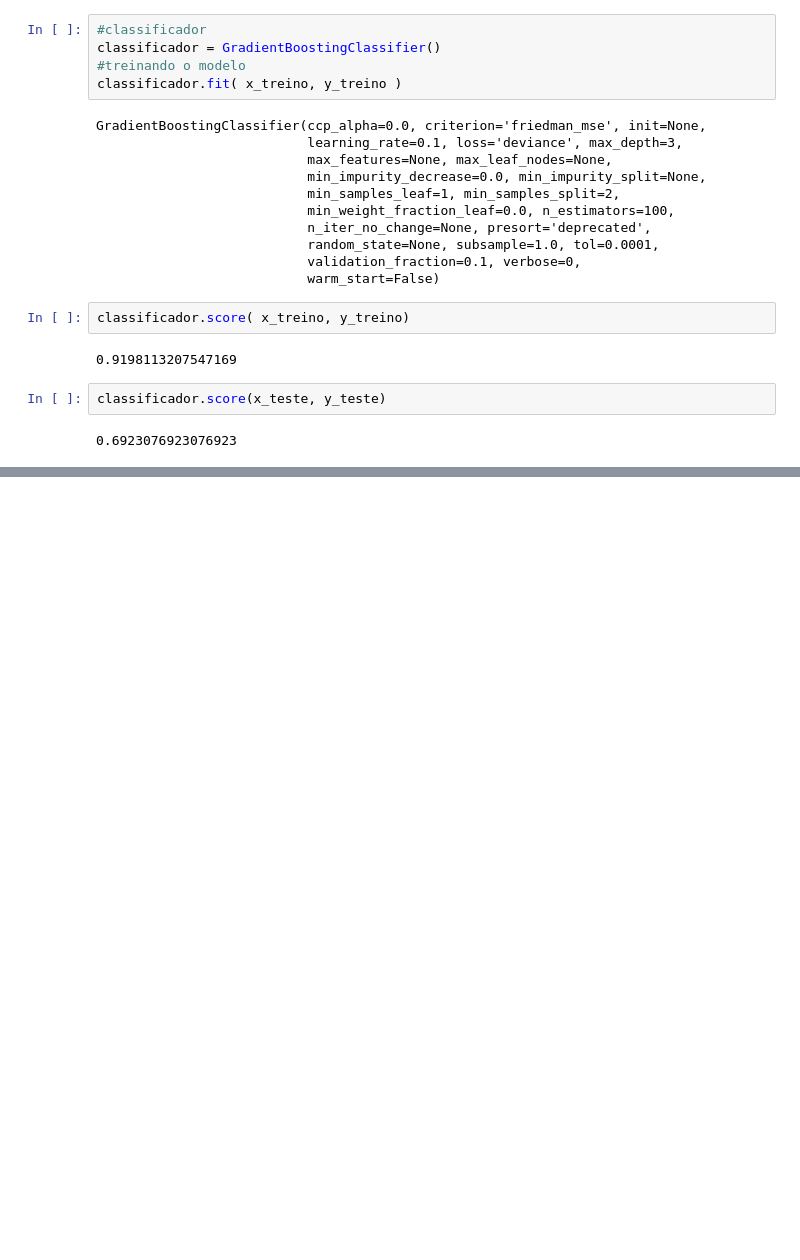
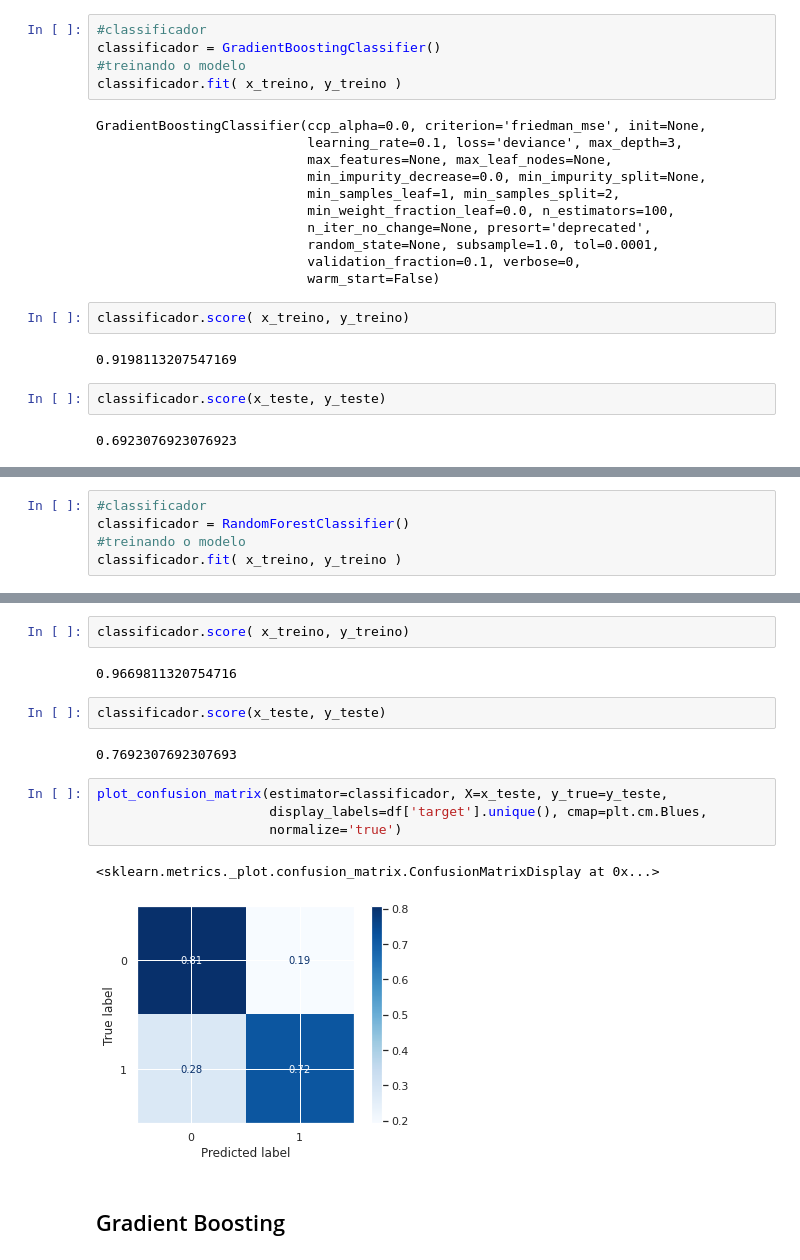
Before and after one commit to arthurnovello/ECM514-Ciencia_dos_Dados, a Jupyter notebook: atividade_heart.ipynb, the cells around one changed output, grey strips where cells are left out. Saved outputs shown, nothing was run; the diff lists cells and outputs as text; blank space fills up the shorter version.

```diff
--- a/atividade_heart.ipynb
+++ b/atividade_heart.ipynb
@@ -327,0 +400,5 @@ plot_confusion_matrix(estimator=classificador, X=x_teste, y_true=y_teste,
+# %%
+#classificador
+classificador = RandomForestClassifier()
+#treinando o modelo
+classificador.fit( x_treino, y_treino )
@@ -327,0 +414,17 @@ plot_confusion_matrix(estimator=classificador, X=x_teste, y_true=y_teste,
+# %%
+classificador.score( x_treino, y_treino)
+# %% [output]
+0.9669811320754716
+# %%
+classificador.score(x_teste, y_teste)
+# %% [output]
+0.7692307692307693
+# %%
+plot_confusion_matrix(estimator=classificador, X=x_teste, y_true=y_teste,
+                      display_labels=df['target'].unique(), cmap=plt.cm.Blues,
+                      normalize='true')
+# %% [output]
+<sklearn.metrics._plot.confusion_matrix.ConfusionMatrixDisplay at 0x...>
+[figure, added]
+# %% [markdown]
+## Gradient Boosting
```
Also changed, not shown: parts of 23 cells of this notebook.
